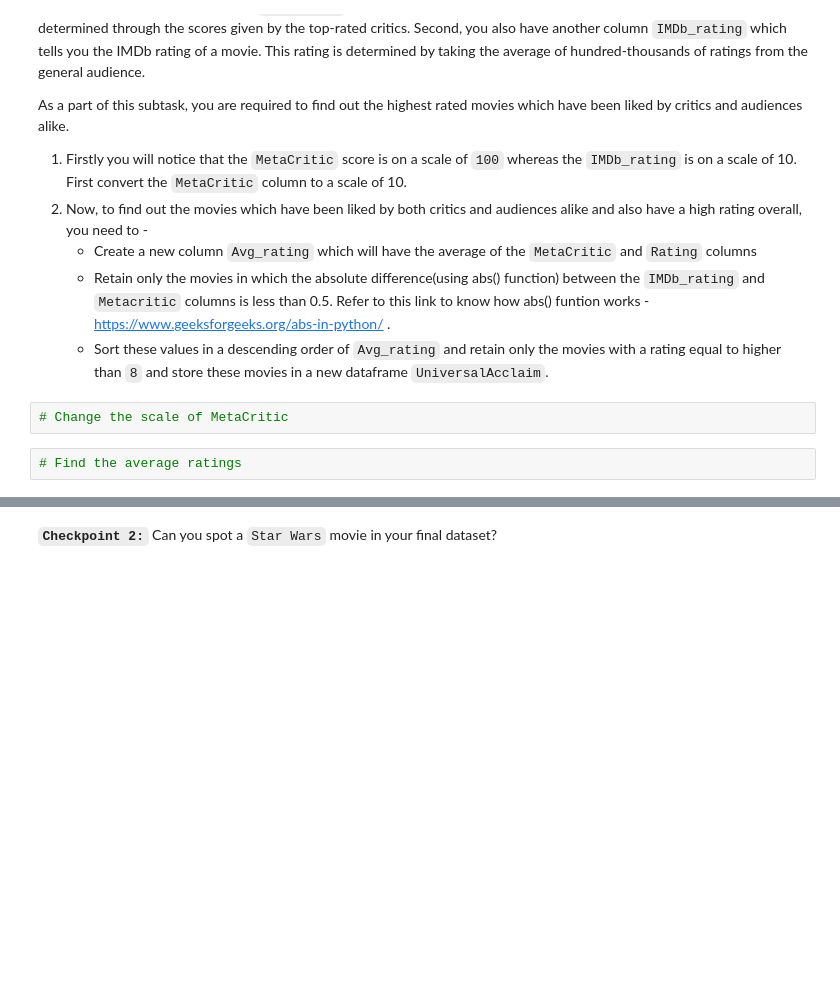
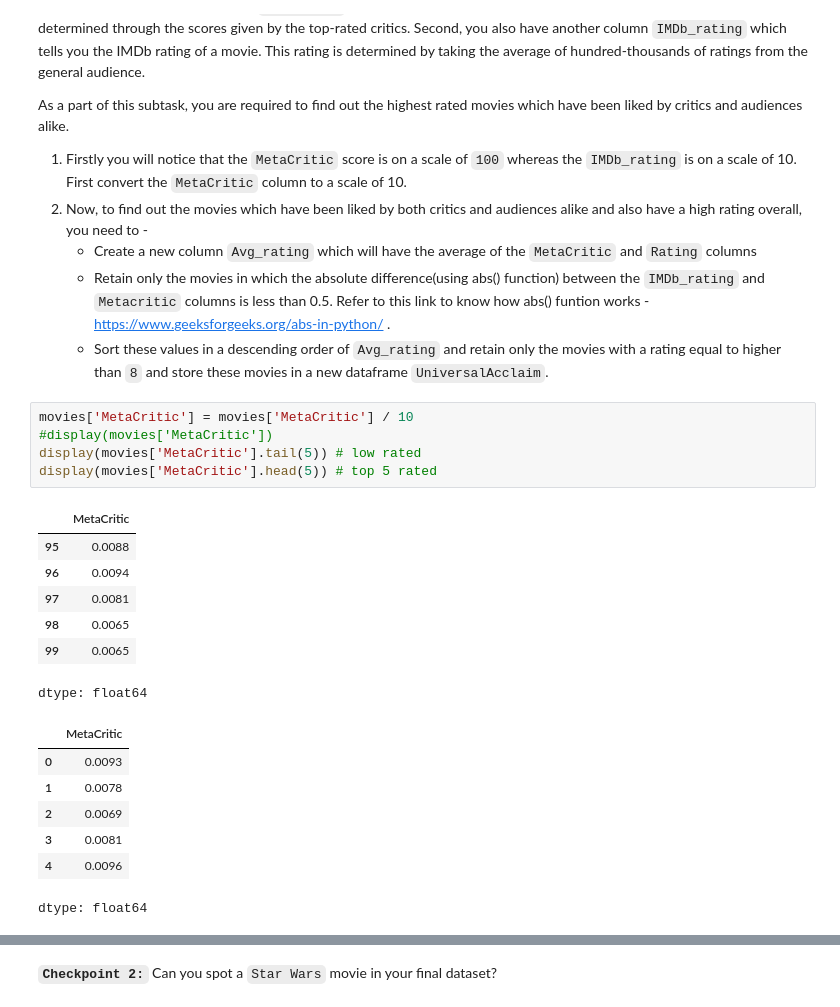
Before and after one commit to tirupari57/AI-Course, a Jupyter notebook: notebooks/visualization_imdb/IMDb+Movie+Assignment.ipynb, the cells around one changed output, grey strips where cells are left out. Saved outputs shown, nothing was run; the diff lists cells and outputs as text; blank space fills up the shorter version.

```diff
--- a/notebooks/visualization_imdb/IMDb+Movie+Assignment.ipynb
+++ b/notebooks/visualization_imdb/IMDb+Movie+Assignment.ipynb
@@ -235,7 +235,23 @@ As a part of this subtask, you are required to find out the highest rated movies
     - Create a new column `Avg_rating` which will have the average of the `MetaCritic` and `Rating` columns
     - Retain only the movies in which the absolute difference(using abs() function) between the `IMDb_rating` and `Metacritic` columns is less than 0.5. Refer to this link to know how abs() funtion works - https://www.geeksforgeeks.org/abs-in-python/ .
     - Sort these values in a descending order of `Avg_rating` and retain only the movies with a rating equal to higher than `8` and store these movies in a new dataframe `UniversalAcclaim`.
-# %%
-# Change the scale of MetaCritic
-# %%
-# Find the average ratings
+# %%
+movies['MetaCritic'] = movies['MetaCritic'] / 10
+#display(movies['MetaCritic'])
+display(movies['MetaCritic'].tail(5)) # low rated
+display(movies['MetaCritic'].head(5)) # top 5 rated
+# %% [output]
+|  | MetaCritic |
+| 95 | 0.0088 |
+| 96 | 0.0094 |
+| 97 | 0.0081 |
+| 98 | 0.0065 |
+| 99 | 0.0065 |
+dtype: float64
+|  | MetaCritic |
+| 0 | 0.0093 |
+| 1 | 0.0078 |
+| 2 | 0.0069 |
+| 3 | 0.0081 |
+| 4 | 0.0096 |
+dtype: float64
```
Also changed, not shown: parts of 10 cells of this notebook.
